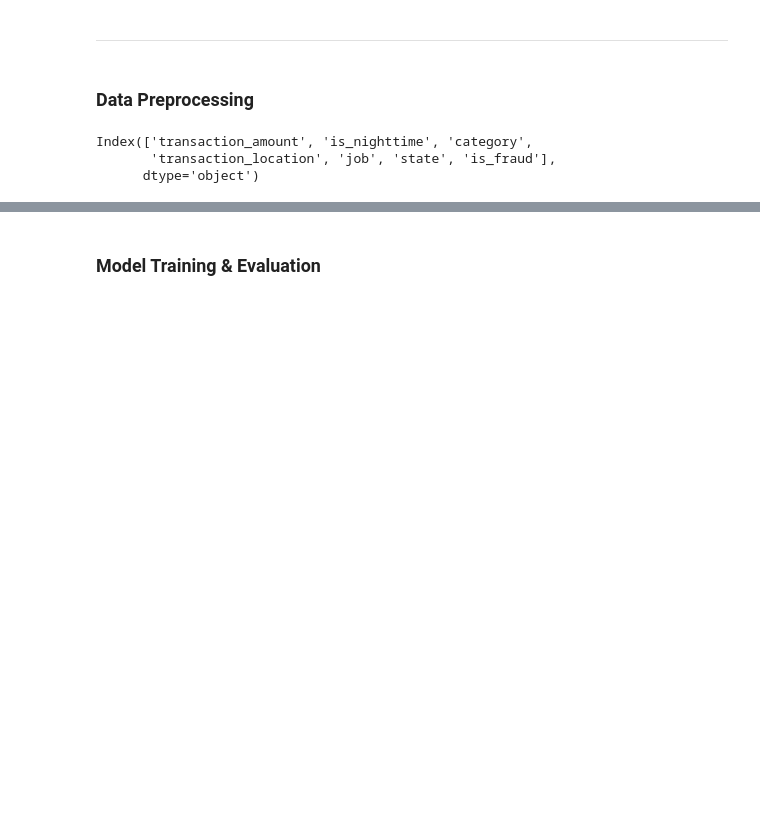
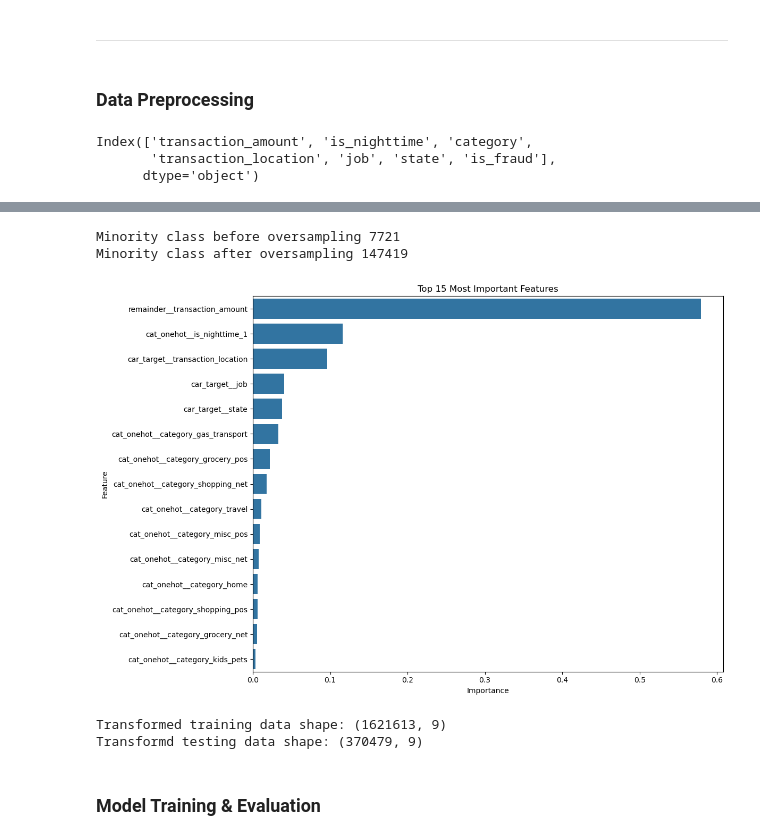
Before and after one commit to Youhorng/credit_card_fraud_prediction, a Jupyter notebook: notebooks/model_development.ipynb, the cells around one changed output, grey strips where cells are left out. Drawn from its saved outputs; the diff is of its cells as text; code cells hidden in the pictures; blank space fills up the shorter version.

Commit message:
Data preprocessing

```diff
--- a/notebooks/model_development.ipynb
+++ b/notebooks/model_development.ipynb
@@ -40,8 +37,8 @@ from sklearn.ensemble import AdaBoostClassifier
 from xgboost import XGBClassifier
 # %%
 # Read the dataset
-test_df = pd.read_csv("credit_card_fraud.csv")
-test_df.head()
+df = pd.read_csv("credit_card_fraud.csv")
+df.head()
 # %% [output]
 |  | transaction_time | credit_card_number | merchant | category | transaction_amount | gender | street | ... |
 | 0 | 2019-01-01 00:00:18 | 2703186189652095 | Rippin, Kub and Mann | misc_net | 4.97 | F | 561 Perry Cove | ... |
@@ -147,0 +124,13 @@ test_df
+# %%
+# Define the categorical features
+low_cardinality_features = ["category", "is_nighttime"]
+high_cardinality_features = ["transaction_location", "job", "state"]
+
+# Define processing pipeline
+preprocessor = ColumnTransformer(
+    transformers=[
+        ("cat_onehot", OneHotEncoder(drop="first", sparse_output=False), low_cardinality_features),
+        ("car_target", TargetEncoder(), high_cardinality_features),
+    ],
+    remainder="passthrough"
+)
@@ -147,0 +157,36 @@ test_df
+# %%
+# Apply preprocessing and resampling to training
+X_train_resampled, y_train_resampled = pipeline.fit_resample(X_train, y_train)
+# %%
+# Check the shape of resampled dataset
+print("Minority class before oversampling", y_train[y_train == 1].count())
+print("Minority class after oversampling", y_train_resampled[y_train_resampled == 1].count())
+# %% [output]
+Minority class before oversampling 7721
+Minority class after oversampling 147419
+# %%
+# Feature importance analysis
+rf = RandomForestClassifier(random_state=42)
+rf.fit(X_train_resampled, y_train_resampled)
+
+# Get feature importance
+feature_names = preprocessor.get_feature_names_out()
+importance = rf.feature_importances_
+
+# Create a DataFrame for visualization
+feature_importance = pd.DataFrame({
+    'Feature': feature_names,
+    'Importance': importance
+})
+
+# Sort by importance
+feature_importance = feature_importance.sort_values('Importance', ascending=False)
+
+# Plot top 15 features
+plt.figure(figsize=(12, 8))
+sns.barplot(x='Importance', y='Feature', data=feature_importance.head(15))
+plt.title('Top 15 Most Important Features')
+plt.tight_layout()
+plt.show()
+# %% [output]
+[figure, added]
@@ -148,2 +212,9 @@ test_df
+# %%
+# Check the shape of transformed train and test data
+print("Transformed training data shape:", X_train_final.shape)
+print("Transformd testing data shape:", X_test_final.shape)
+# %% [output]
+Transformed training data shape: (1621613, 9)
+Transformd testing data shape: (370479, 9)
 # %% [markdown]
 ### **Model Training & Evaluation**
```
Also changed, not shown: parts of 10 cells of this notebook.
